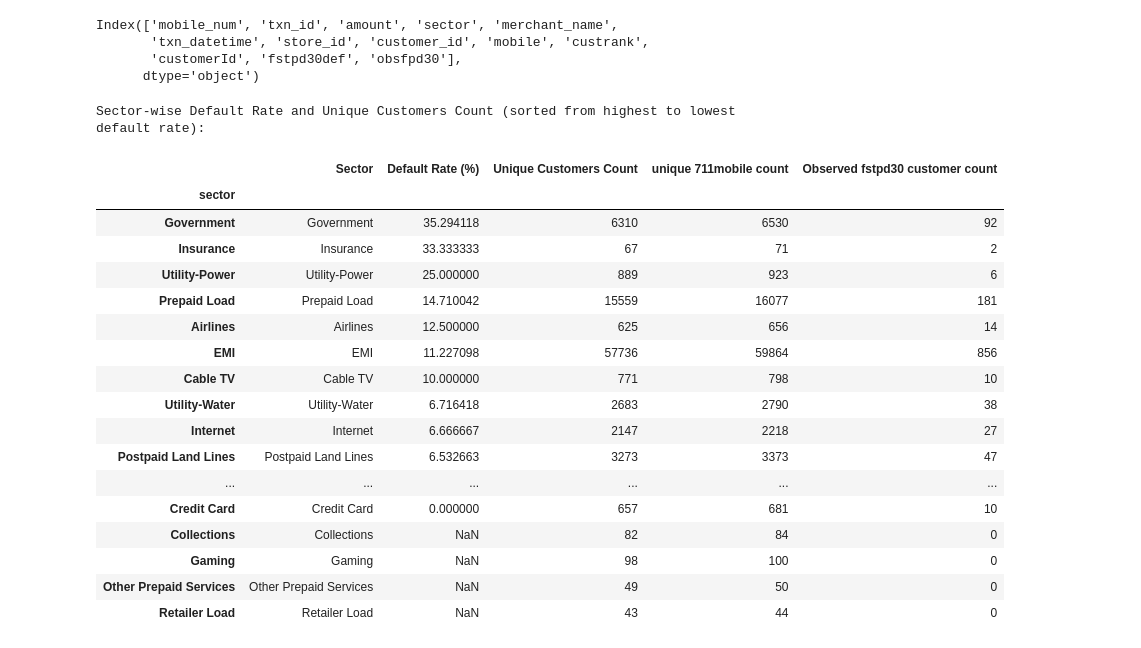
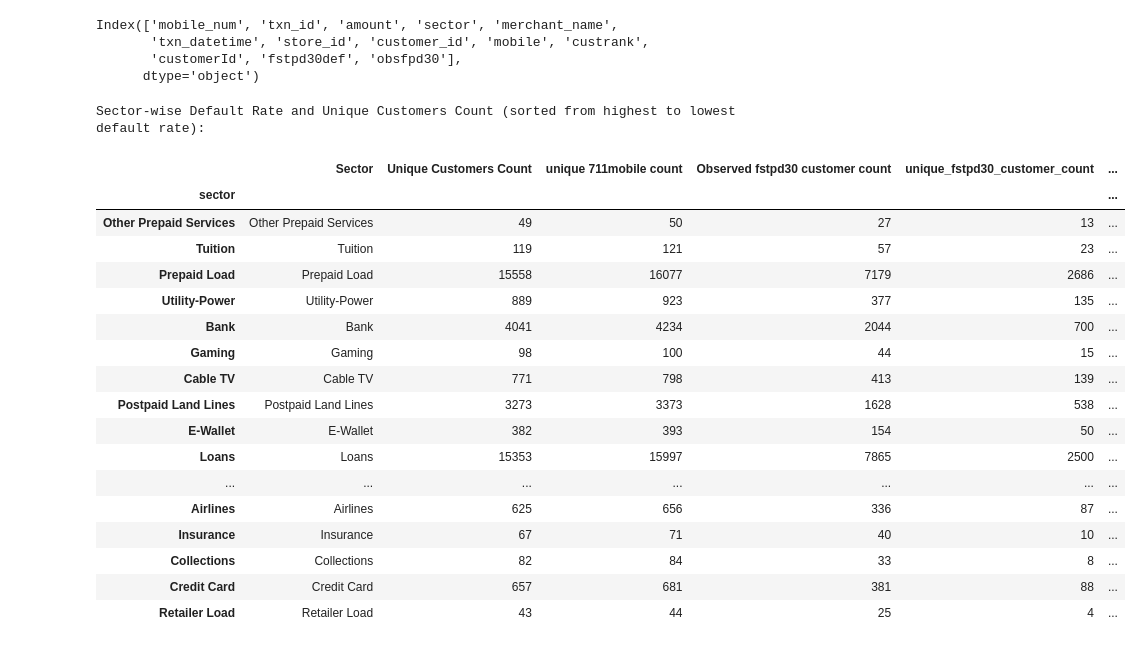
Before and after one commit to dchakroborti-tonik/711_Analysis, a Jupyter notebook: Notebook/711analysis.ipynb, the cells around one changed output. Saved outputs shown, nothing was run; the diff lists cells and outputs as text; code cells hidden in the pictures.

Commit message:
Made changes to code for 711 as default rate was not correct. Calculating only the unique vs unique now

```diff
--- a/Notebook/711analysis.ipynb
+++ b/Notebook/711analysis.ipynb
@@ -180,46 +166,47 @@ Index(['mobile_num', 'txn_id', 'amount', 'sector', 'merchant_name',
        'customerId', 'fstpd30def', 'obsfpd30'],
       dtype='object')
 # %%
-# Calculate sector-wise default rate
-sector_default_rate = df.groupby('sector').apply(lambda x: x['fstpd30def'].sum() / x['obsfpd30'].sum())
 
 # Calculate count of unique customers per sector
 unique_customers_count = df.groupby('sector')['customer_id'].nunique()
 unique_711mobile_count = df.groupby('sector')['mobile_num'].nunique()
 unique_obsfstpd30_customer_count = df.groupby('sector')['customerId'].nunique()
+unique_fstpd30_customer_count = df[df['fstpd30def']==1].groupby('sector')['customerId'].nunique()
 
 # Combine results into a DataFrame
 result_df = pd.DataFrame({
     'Sector': sector_default_rate.index,
-    'Default Rate (%)': sector_default_rate.values * 100,
     'Unique Customers Count': unique_customers_count,
     'unique 711mobile count': unique_711mobile_count,
     'Observed fstpd30 customer count': unique_obsfstpd30_customer_count,
+    'unique_fstpd30_customer_count': unique_fstpd30_customer_count,
 })
+
+result_df['Default Rate (%)'] = round(result_df['unique_fstpd30_customer_count']/result_df['Observed fstpd30 customer count']*100, 3)
 
 # Sort by Default Rate in descending order
 result_df_sorted = result_df.sort_values(by='Default Rate (%)', ascending=False)
 
 print("Sector-wise Default Rate and Unique Customers Count (sorted from highest to lowest default rate):")
 sector_result = result_df_sorted.copy()
 sector_result
 # %% [output]
 Sector-wise Default Rate and Unique Customers Count (sorted from highest to lowest default rate):
-|  | Sector | Default Rate (%) | Unique Customers Count | unique 711mobile count | Observed fstpd30 customer count |
-| sector |  |  |  |  |  |
-| Government | Government | 35.294118 | 6310 | 6530 | 92 |
-| Insurance | Insurance | 33.333333 | 67 | 71 | 2 |
-| Utility-Power | Utility-Power | 25.000000 | 889 | 923 | 6 |
-| Prepaid Load | Prepaid Load | 14.710042 | 15559 | 16077 | 181 |
-| Airlines | Airlines | 12.500000 | 625 | 656 | 14 |
-| EMI | EMI | 11.227098 | 57736 | 59864 | 856 |
-| Cable TV | Cable TV | 10.000000 | 771 | 798 | 10 |
-| Utility-Water | Utility-Water | 6.716418 | 2683 | 2790 | 38 |
-| Internet | Internet | 6.666667 | 2147 | 2218 | 27 |
-| Postpaid Land Lines | Postpaid Land Lines | 6.532663 | 3273 | 3373 | 47 |
-| ... | ... | ... | ... | ... | ... |
-| Credit Card | Credit Card | 0.000000 | 657 | 681 | 10 |
-| Collections | Collections | NaN | 82 | 84 | 0 |
-| Gaming | Gaming | NaN | 98 | 100 | 0 |
-| Other Prepaid Services | Other Prepaid Services | NaN | 49 | 50 | 0 |
-| Retailer Load | Retailer Load | NaN | 43 | 44 | 0 |
+|  | Sector | Unique Customers Count | unique 711mobile count | Observed fstpd30 customer count | unique_fstpd30_customer_count | ... |
+| sector |  |  |  |  |  | ... |
+| Other Prepaid Services | Other Prepaid Services | 49 | 50 | 27 | 13 | ... |
+| Tuition | Tuition | 119 | 121 | 57 | 23 | ... |
+| Prepaid Load | Prepaid Load | 15558 | 16077 | 7179 | 2686 | ... |
+| Utility-Power | Utility-Power | 889 | 923 | 377 | 135 | ... |
+| Bank | Bank | 4041 | 4234 | 2044 | 700 | ... |
+| Gaming | Gaming | 98 | 100 | 44 | 15 | ... |
+| Cable TV | Cable TV | 771 | 798 | 413 | 139 | ... |
+| Postpaid Land Lines | Postpaid Land Lines | 3273 | 3373 | 1628 | 538 | ... |
+| E-Wallet | E-Wallet | 382 | 393 | 154 | 50 | ... |
+| Loans | Loans | 15353 | 15997 | 7865 | 2500 | ... |
+| ... | ... | ... | ... | ... | ... | ... |
+| Airlines | Airlines | 625 | 656 | 336 | 87 | ... |
+| Insurance | Insurance | 67 | 71 | 40 | 10 | ... |
+| Collections | Collections | 82 | 84 | 33 | 8 | ... |
+| Credit Card | Credit Card | 657 | 681 | 381 | 88 | ... |
+| Retailer Load | Retailer Load | 43 | 44 | 25 | 4 | ... |
```
Also changed, not shown: parts of 9 cells of this notebook, 2 other files.
